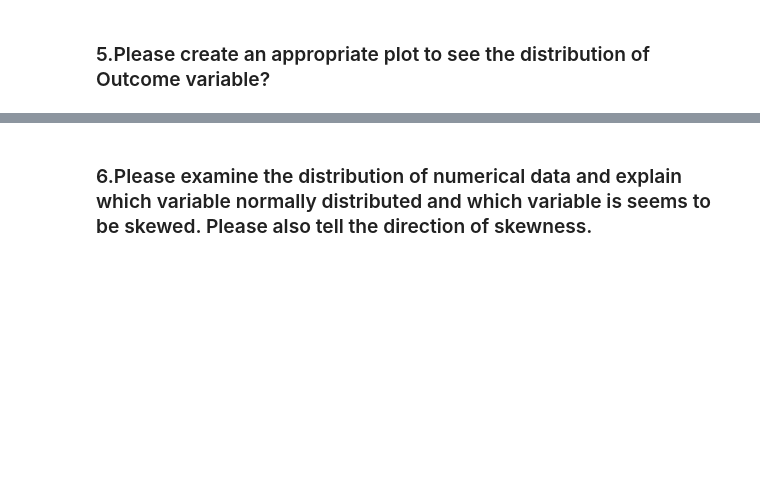
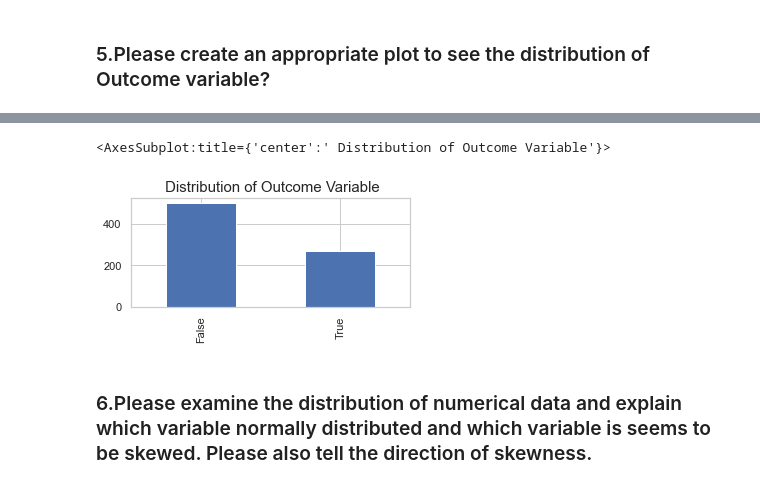
Before and after one commit to goswamimohit/PIMA-INDIAN-Diabetic, a Jupyter notebook: PIAMA_INDIA_DIABETICS.ipynb, the cells around one changed output, grey strips where cells are left out. Saved outputs shown, nothing was run; the diff lists cells and outputs as text; code cells hidden in the pictures; blank space fills up the shorter version.

```diff
--- a/PIAMA_INDIA_DIABETICS.ipynb
+++ b/PIAMA_INDIA_DIABETICS.ipynb
@@ -346,2 +310,8 @@ array([[<AxesSubplot:title={'center':'Pregnancies'}>,
+# %%
+plt.title(" Distribution of Outcome Variable", fontsize= 15)
+df['Outcome'].value_counts().plot.bar(figsize=(5, 2))
+# %% [output]
+<AxesSubplot:title={'center':' Distribution of Outcome Variable'}>
+[figure, added]
 # %% [markdown]
 ### 6.Please examine the distribution of numerical data and explain which variable normally distributed and which variable is seems to be skewed. Please also tell the direction of skewness.
```
Also changed, not shown: parts of 24 cells of this notebook, 20 other files.
